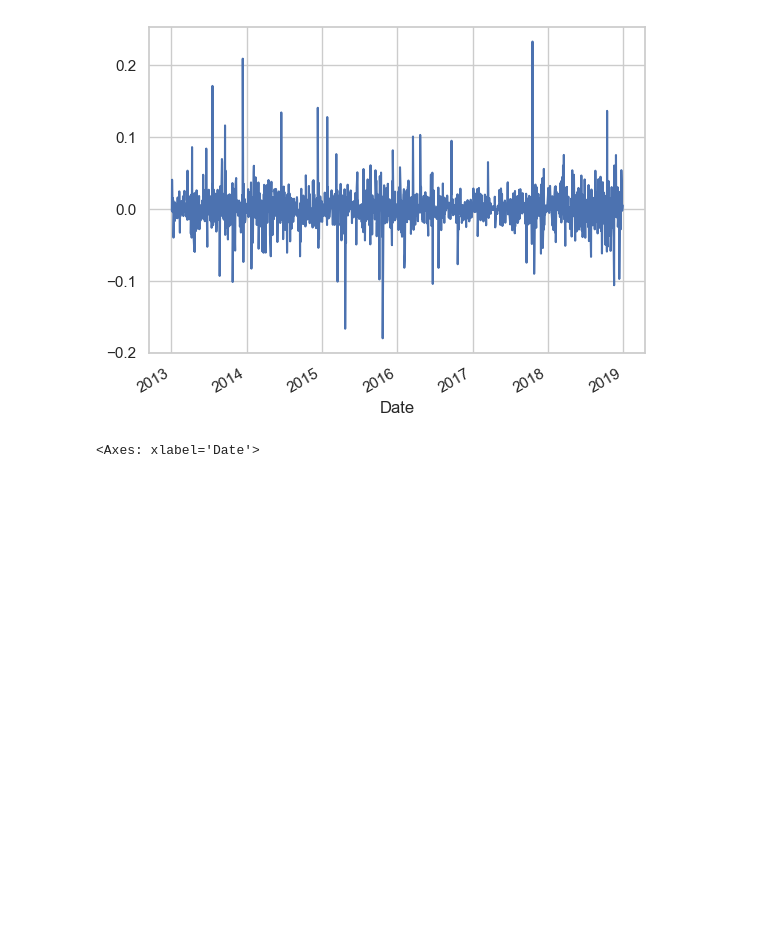
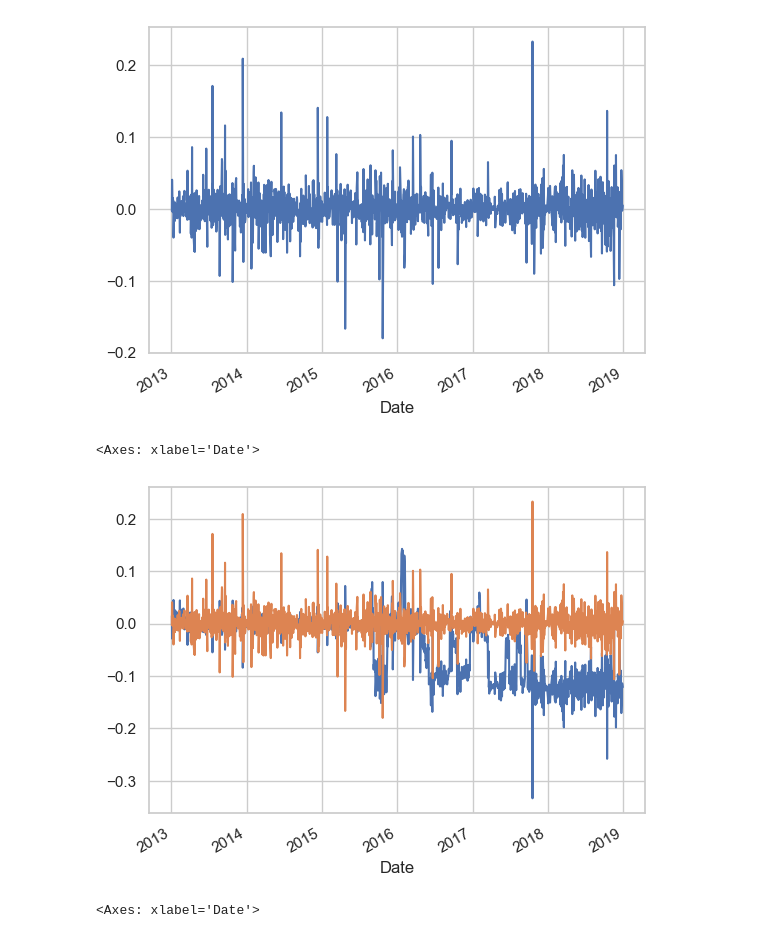
Before and after one commit to Amination-Gogia/Pairs-Trading-Dec-2024, a Jupyter notebook: Week-1/Assignment_attempt_2.ipynb, the cells around one changed output. Drawn from its saved outputs; the diff is of its cells as text; code cells hidden in the pictures; blank space fills up the shorter version.

```diff
--- a/Week-1/Assignment_attempt_2.ipynb
+++ b/Week-1/Assignment_attempt_2.ipynb
@@ -470,6 +470,13 @@ ratio_change.plot()
 # %% [output]
 <Axes: xlabel='Date'>
 [figure]
+# %%
+(pred2-ratio_change).plot()
+# (pred2-ratio_change + ratio_change).plot()
+ratio_change.plot()
+# %% [output]
+<Axes: xlabel='Date'>
+[figure, added]
 # %%
 (pred_till_end2[600:] - ratio[662:]).plot()
 # %% [output]
```
Also changed, not shown: parts of 24 cells of this notebook.
